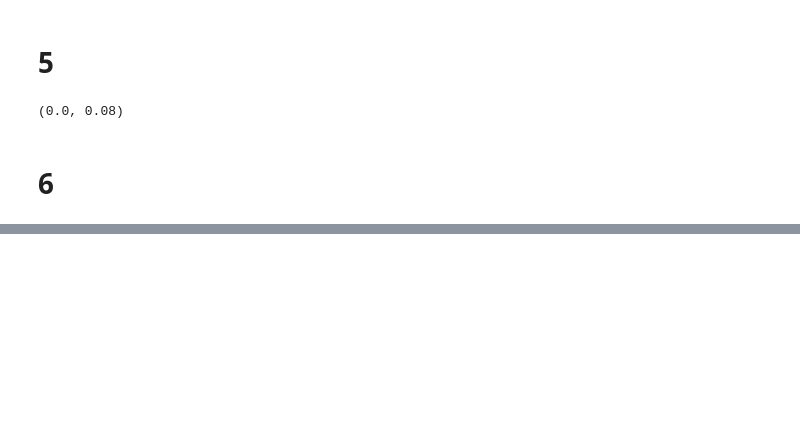
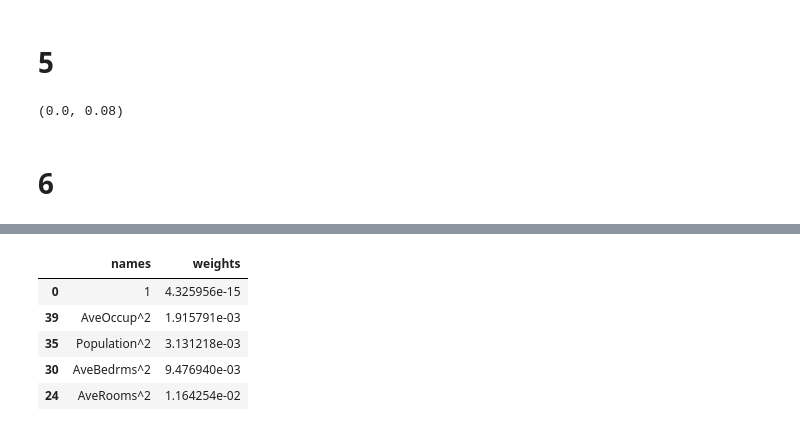
Before and after one commit to SirLemoniada/data-mining, a Jupyter notebook: hw1.ipynb, the cells around one changed output, grey strips where cells are left out. Cells and saved outputs as stored; diff of their text form; code cells hidden in the pictures; blank space fills up the shorter version.

```diff
--- a/hw1.ipynb
+++ b/hw1.ipynb
@@ -180,0 +184,9 @@ from sklearn.preprocessing import
+# %%
+names = poly.get_feature_names_out(california.feature_names)
+values = model.coef_#, model.intercept_
+values = values[0]
+data = {
+    "names": names,
+    "weights": values
+}
+names #dont know why '1' is here
@@ -180,0 +208,12 @@ from sklearn.preprocessing import
+# %%
+#get names of 5 weights closest to 0
+feature_weights = pd.DataFrame(data, columns= ['names', 'weights'])
+feature_weights['weights'] = feature_weights['weights'].abs()
+feature_weights.nsmallest(5, 'weights')
+# %% [output]
+|  | names | weights |
+| 0 | 1 | 4.325956e-15 |
+| 39 | AveOccup^2 | 1.915791e-03 |
+| 35 | Population^2 | 3.131218e-03 |
+| 30 | AveBedrms^2 | 9.476940e-03 |
+| 24 | AveRooms^2 | 1.164254e-02 |
```
Also changed, not shown: parts of 12 cells of this notebook.
